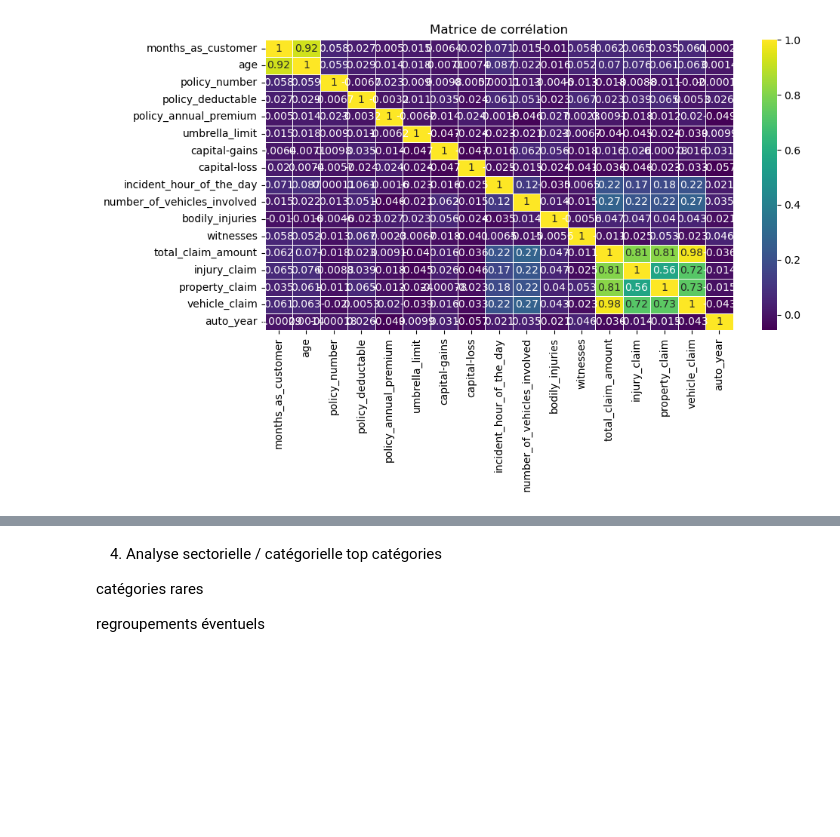
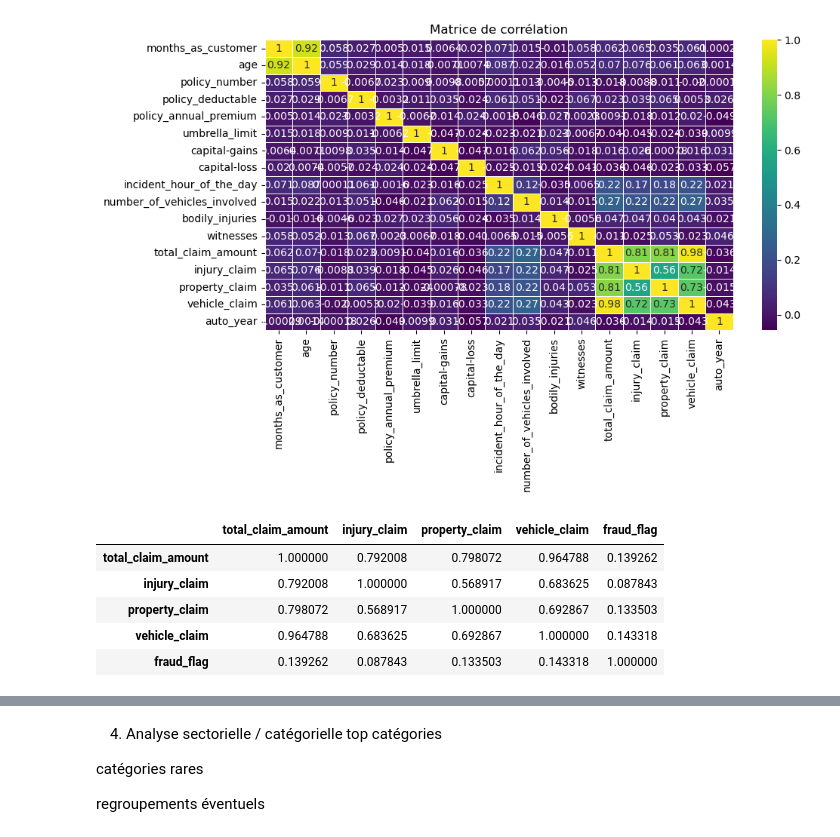
Before and after one commit to khelifaYacine/Donn-es-sur-les-r-clamations-d-assurance-auto, a Jupyter notebook: EDA_first_stup.ipynb, the cells around one changed output, grey strips where cells are left out. Drawn from its saved outputs; the diff is of its cells as text; code cells hidden in the pictures; blank space fills up the shorter version.

```diff
--- a/EDA_first_stup.ipynb
+++ b/EDA_first_stup.ipynb
@@ -383,3 +383,17 @@ sns.heatmap(df_corr, annot=True, cmap="viridis", linewidths=0.5)
 plt.show()
 # %% [output]
 [figure]
+# %%
+# 1) Corrélations simples (numérique ↔ binaire) avec Spearman
+df["fraud_flag"] = df["fraud_reported"].map({"Y":1, "N":0})
+
+cols = ["total_claim_amount", "injury_claim", "property_claim", "vehicle_claim"]
+
+df[cols + ["fraud_flag"]].corr(method="spearman")
+# %% [output]
+|  | total_claim_amount | injury_claim | property_claim | vehicle_claim | fraud_flag |
+| total_claim_amount | 1.000000 | 0.792008 | 0.798072 | 0.964788 | 0.139262 |
+| injury_claim | 0.792008 | 1.000000 | 0.568917 | 0.683625 | 0.087843 |
+| property_claim | 0.798072 | 0.568917 | 1.000000 | 0.692867 | 0.133503 |
+| vehicle_claim | 0.964788 | 0.683625 | 0.692867 | 1.000000 | 0.143318 |
+| fraud_flag | 0.139262 | 0.087843 | 0.133503 | 0.143318 | 1.000000 |
```
Also changed, not shown: parts of 4 cells of this notebook.
